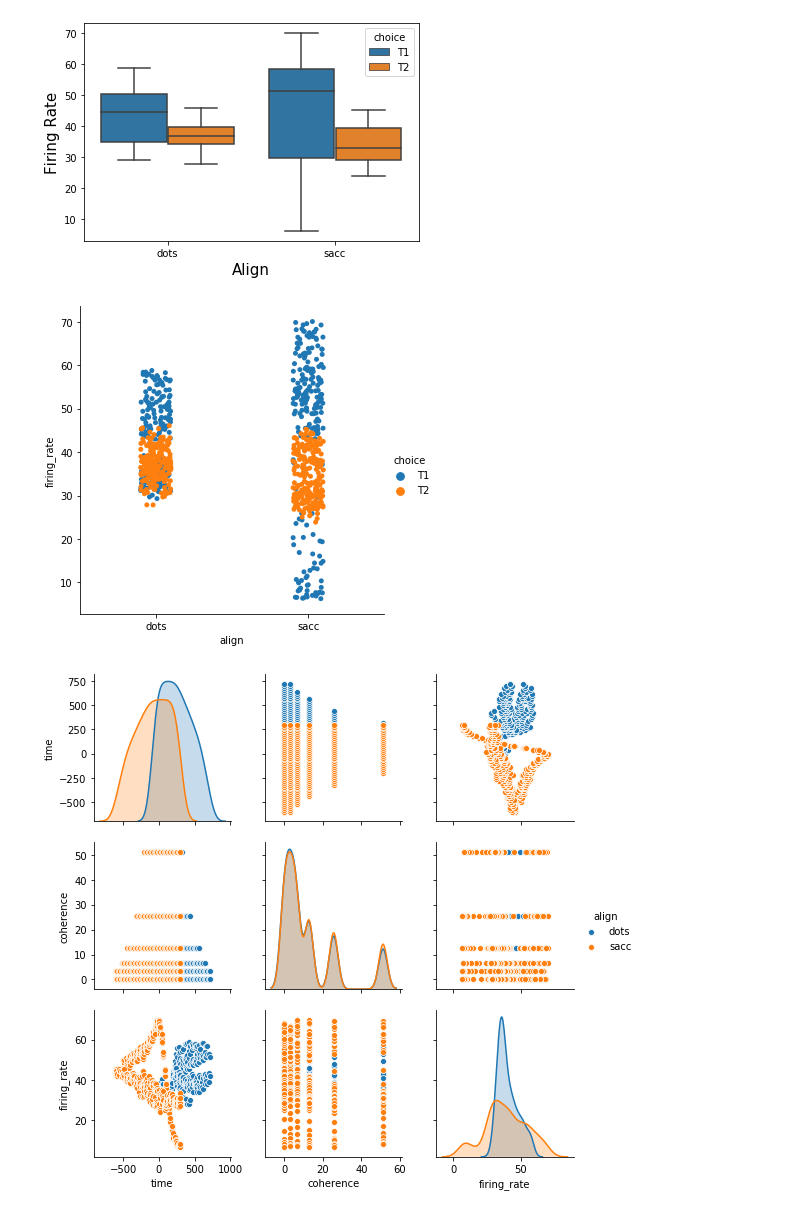
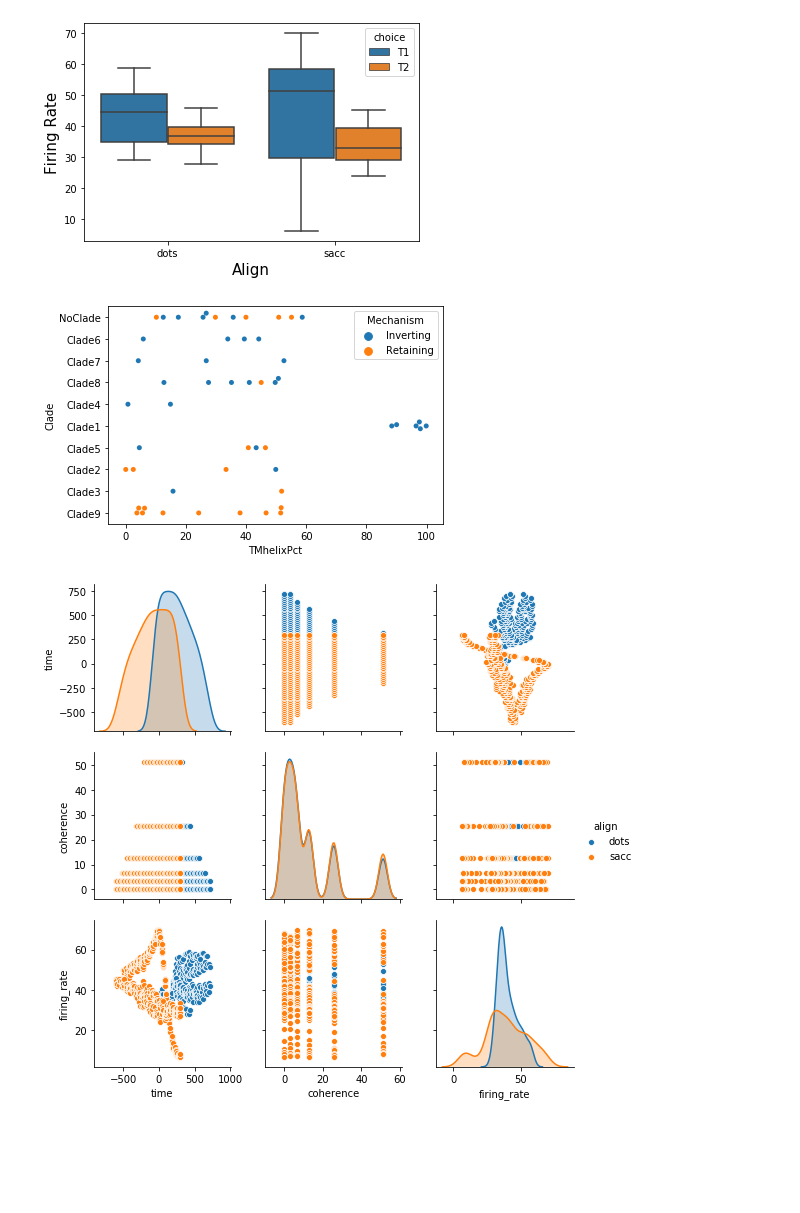
Before and after one commit to rhilt13/scripts, a Jupyter notebook: python_plots_collection.ipynb, the cells around one changed output. Cells and saved outputs as stored; diff of their text form; code cells hidden in the pictures; blank space fills up the shorter version.

```diff
--- a/python_plots_collection.ipynb
+++ b/python_plots_collection.ipynb
@@ -105,0 +110,5 @@ df4
+# %%
+# df=pd.read_csv("../../GT/gta_revise13/Data_availability/manuscript/figures/domains_TMhelixStat.tsv.e1", sep="\t")
+# df=pd.read_csv("../../GT/gta_revise13/Data_availability/manuscript/figures/figure2_stats/seq_len.up.comb2", sep="\t")
+df=pd.read_csv("../../GT/gta_revise13/Data_availability/manuscript/figures/figure2_stats/seq_counts.tsv", sep="\t")
+df
@@ -131,6 +197,7 @@ plt.setp(sns_plot.get_legend().get_title(), fontsize='10')
 [figure]
 # %%
 # # Boxenplot
-sns_plot=sns.catplot(x="align",y="firing_rate",hue="choice",data=df2)
+# sns_plot=sns.catplot(x="align",y="firing_rate",hue="choice",data=df2)
+sns_plot=sns.swarmplot(x="TMhelixPct",y="Clade",hue="Mechanism",data=df,orient="h")
 # %% [output]
-[figure, old version]
+[figure, new version]
```
Also changed, not shown: parts of 8 cells of this notebook, 6 other files.
